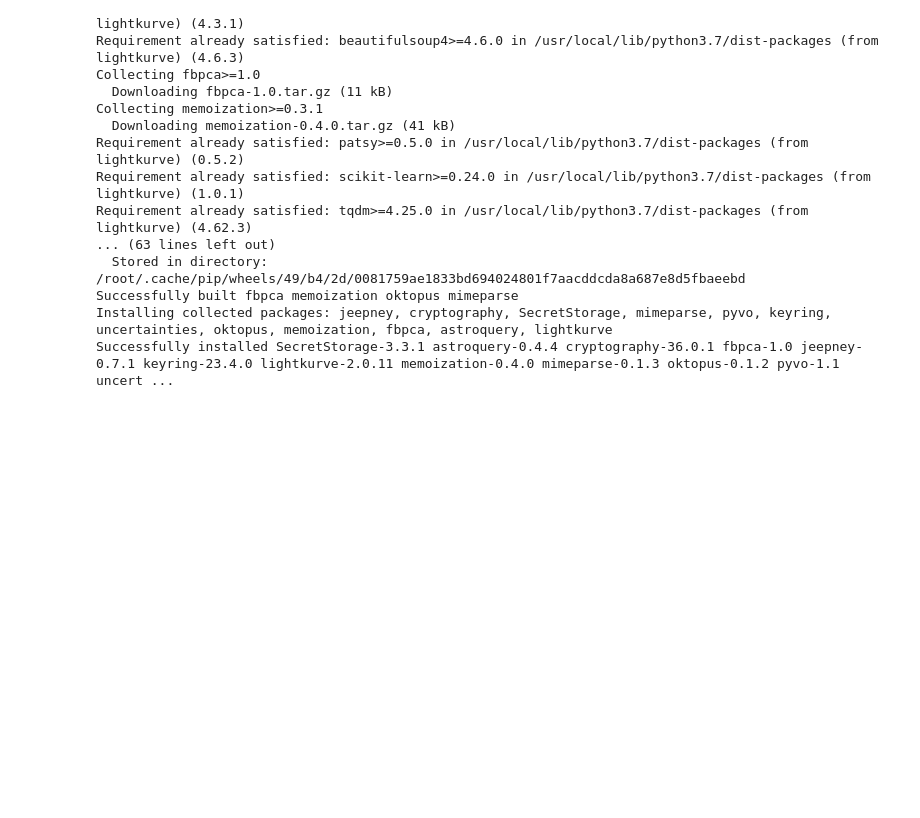
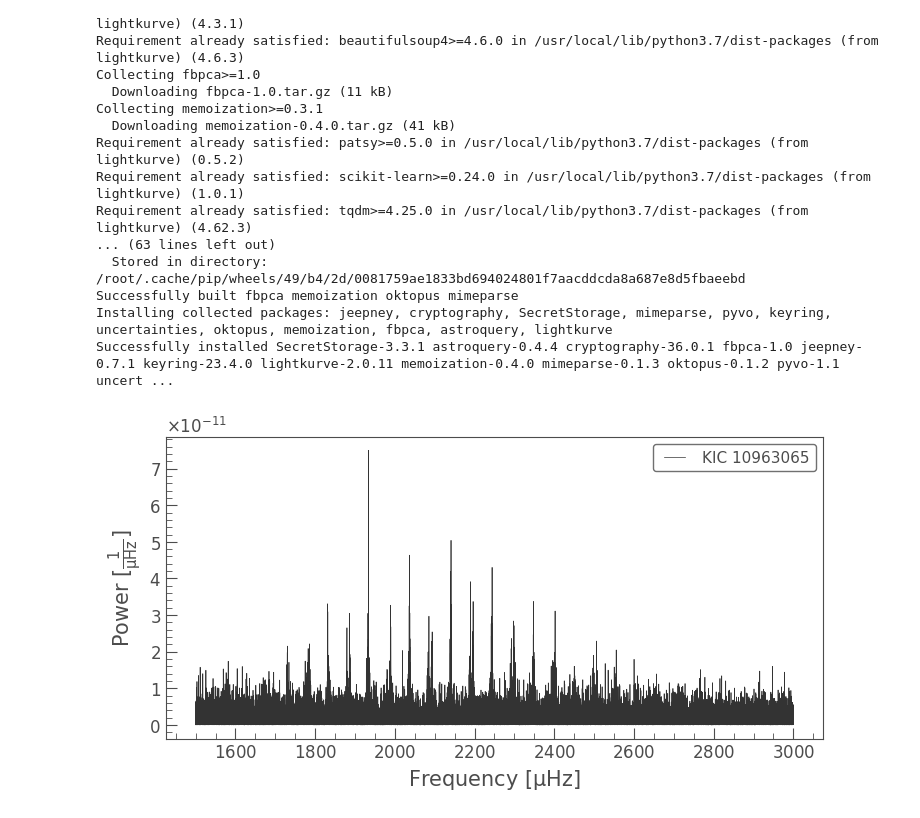
Before and after one commit to Srivardini11/lark, a Jupyter notebook: gravity.ipynb, the cells around one changed output. Saved outputs shown, nothing was run; the diff lists cells and outputs as text; code cells hidden in the pictures; blank space fills up the shorter version.

```diff
--- a/gravity.ipynb
+++ b/gravity.ipynb
@@ -23,3 +23,10 @@ Requirement already satisfied: tqdm>=4.25.0 in /usr/local/lib/python3.7/dist-pac
 Successfully built fbpca memoization oktopus mimeparse
 Installing collected packages: jeepney, cryptography, SecretStorage, mimeparse, pyvo, keyring, uncertainties, oktopus, memoization, fbpca, astroquery, lightkurve
 Successfully installed SecretStorage-3.3.1 astroquery-0.4.4 cryptography-36.0.1 fbpca-1.0 jeepney-0.7.1 keyring-23.4.0 lightkurve-2.0.11 memoization-0.4.0 mimeparse-0.1.3 oktopus-0.1.2 pyvo-1.1 uncert ...
+# %%
+curve = lk.search_lightcurve('KIC 10963065', cadence='short',author='kepler',quarter=(2,5,6,7))
+lc = curve.download_all().stitch()
+pg = lc.to_periodogram(normalization='psd', minimum_frequency=1500, maximum_frequency=3000)
+pg.plot();
+# %% [output]
+[figure, added]
```
Also changed, not shown: parts of 6 cells of this notebook.
